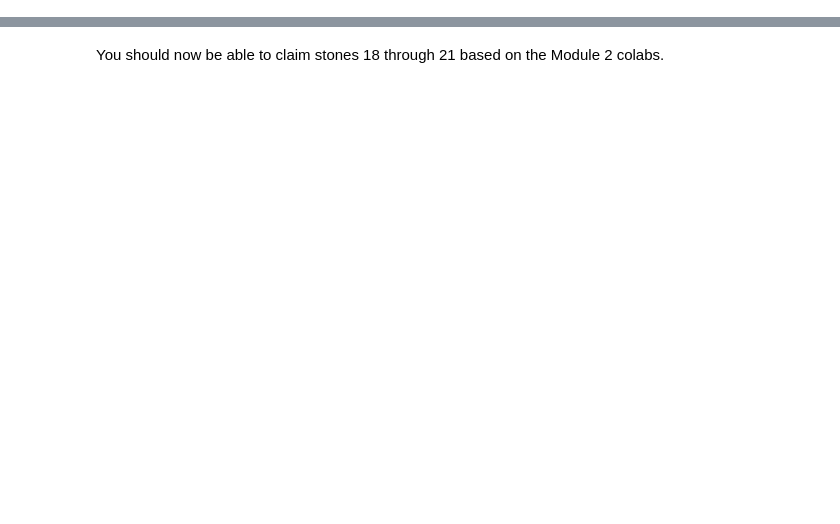
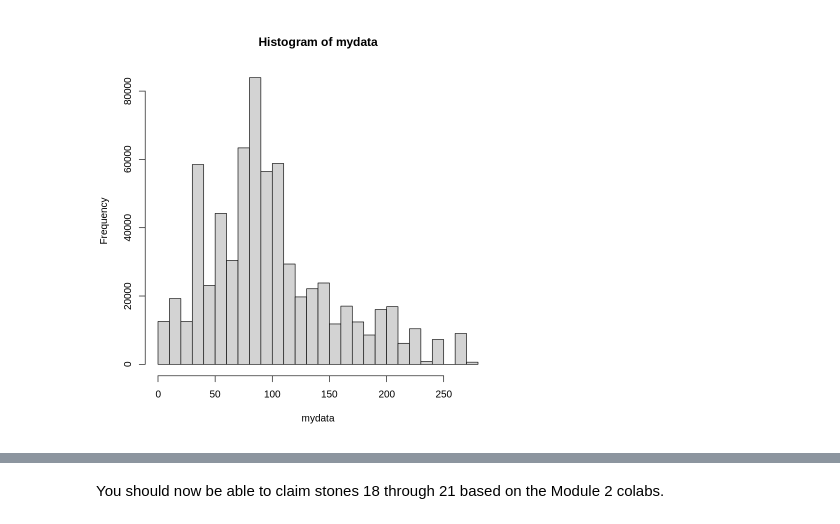
Before and after one commit to matsonah/ClarkeStatsSpring2022, a Jupyter notebook: Spring_2022_Module_2_C.ipynb, the cells around one changed output, grey strips where cells are left out. Saved outputs shown, nothing was run; the diff lists cells and outputs as text; code cells hidden in the pictures; blank space fills up the shorter version.

```diff
--- a/Spring_2022_Module_2_C.ipynb
+++ b/Spring_2022_Module_2_C.ipynb
@@ -11,8 +3,25 @@ mydata = read.csv("Suggested File Name.csv")
+# %%
+### Code Block 1
+# This code block loads your cleaned data file from part A. It's
+# the same as 2B but without as many comments.
+
+mydata = read.csv("PGN.csv")  # police grid number csv file
+#mydata = read.csv("Scans.csv") # hospital scan machine csv file
+
+mydata = mydata$x
+
+#mydata = c(-1231,1,2,3,4,5,6,7,8,9,13,20,27,100,2022,300000)
 # %%
 ### Code Block 2
 # Requires a green check mark next to Code Block 1.
 # This code block creates a visualization of mydata.
-hist(mydata$appropriate.column)
+# What does hist stand for? Can you find where the numerical summary data
+# from 2B live on this graph?
+hist(mydata)
+
+# Personalize it! https://techvidvan.com/tutorials/histogram-in-r/
+# %% [output]
+[figure, added]
 # %%
 ### Code Block 3
 # Requires a green check mark next to Code Block 1.
```
Also changed, not shown: parts of 4 cells of this notebook.
